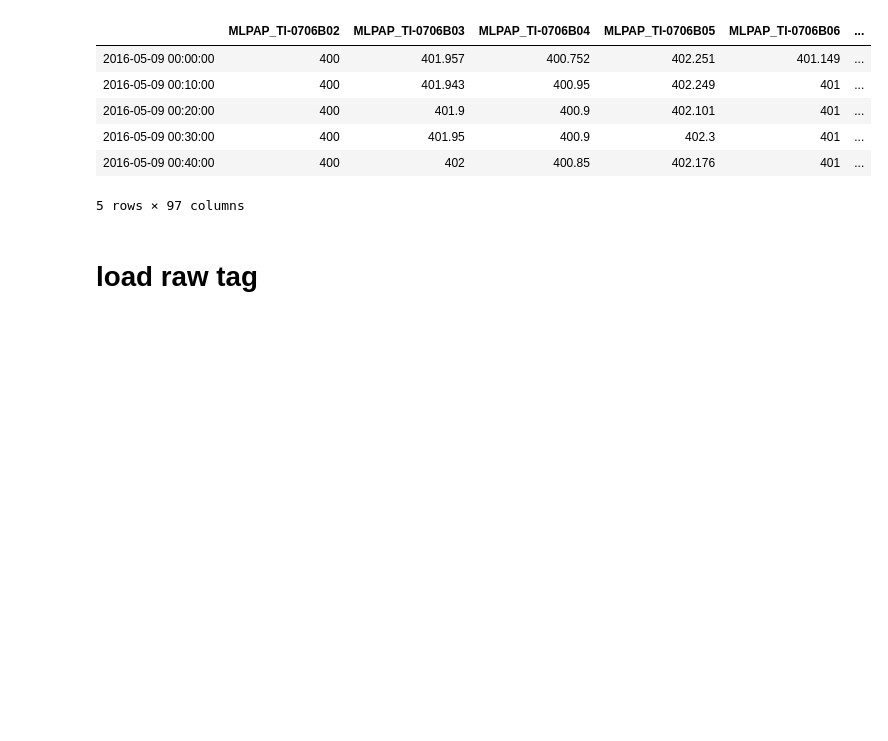
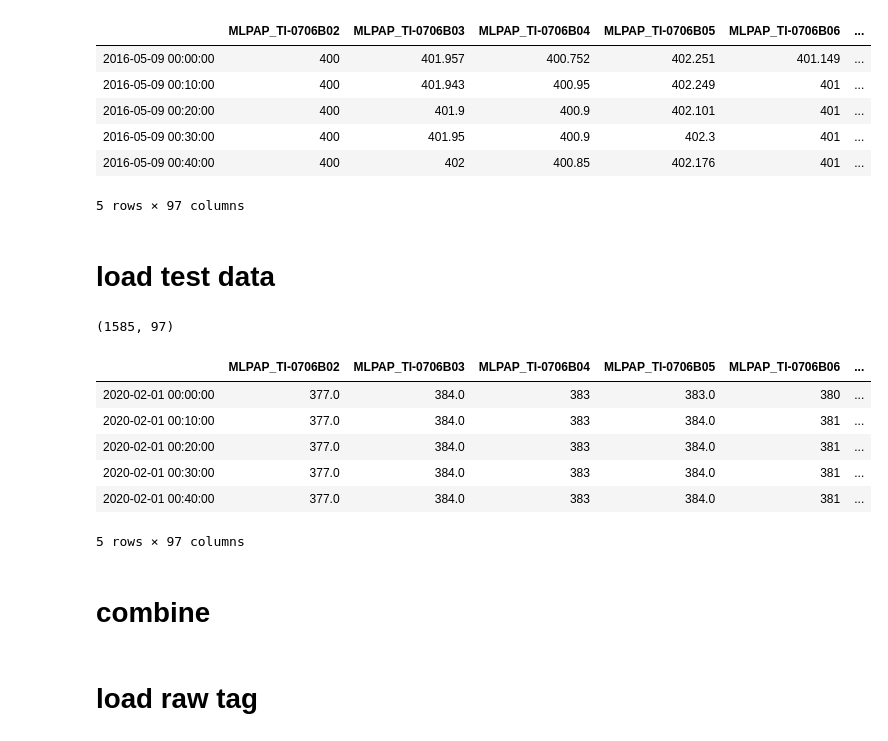
Before and after one commit to skywalker0803r/pa_0510, a Jupyter notebook: notebook/ETL.ipynb, the cells around one changed output. Drawn from its saved outputs; the diff is of its cells as text; code cells hidden in the pictures; blank space fills up the shorter version.

```diff
--- a/notebook/ETL.ipynb
+++ b/notebook/ETL.ipynb
@@ -35,3 +36,24 @@ df.head()
 | 2016-05-09 00:30:00 | 400 | 401.95 | 400.9 | 402.3 | 401 | ... |
 | 2016-05-09 00:40:00 | 400 | 402 | 400.85 | 402.176 | 401 | ... |
 5 rows × 97 columns
+# %% [markdown]
+# load test data
+# %%
+test_df = pd.read_csv('../data/反應槽(20200201-20200212)開車資料.csv',
+                 index_col=0,
+                 parse_dates=True,
+                 encoding='latin-1')
+test_df = test_df.dropna(axis=0)
+print(test_df.shape)
+test_df.head()
+# %% [output]
+(1585, 97)
+|  | MLPAP_TI-0706B02 | MLPAP_TI-0706B03 | MLPAP_TI-0706B04 | MLPAP_TI-0706B05 | MLPAP_TI-0706B06 | ... |
+| 2020-02-01 00:00:00 | 377.0 | 384.0 | 383 | 383.0 | 380 | ... |
+| 2020-02-01 00:10:00 | 377.0 | 384.0 | 383 | 384.0 | 381 | ... |
+| 2020-02-01 00:20:00 | 377.0 | 384.0 | 383 | 384.0 | 381 | ... |
+| 2020-02-01 00:30:00 | 377.0 | 384.0 | 383 | 384.0 | 381 | ... |
+| 2020-02-01 00:40:00 | 377.0 | 384.0 | 383 | 384.0 | 381 | ... |
+5 rows × 97 columns
+# %% [markdown]
+# combine
```
Also changed, not shown: parts of 5 cells of this notebook, 14 other files.
